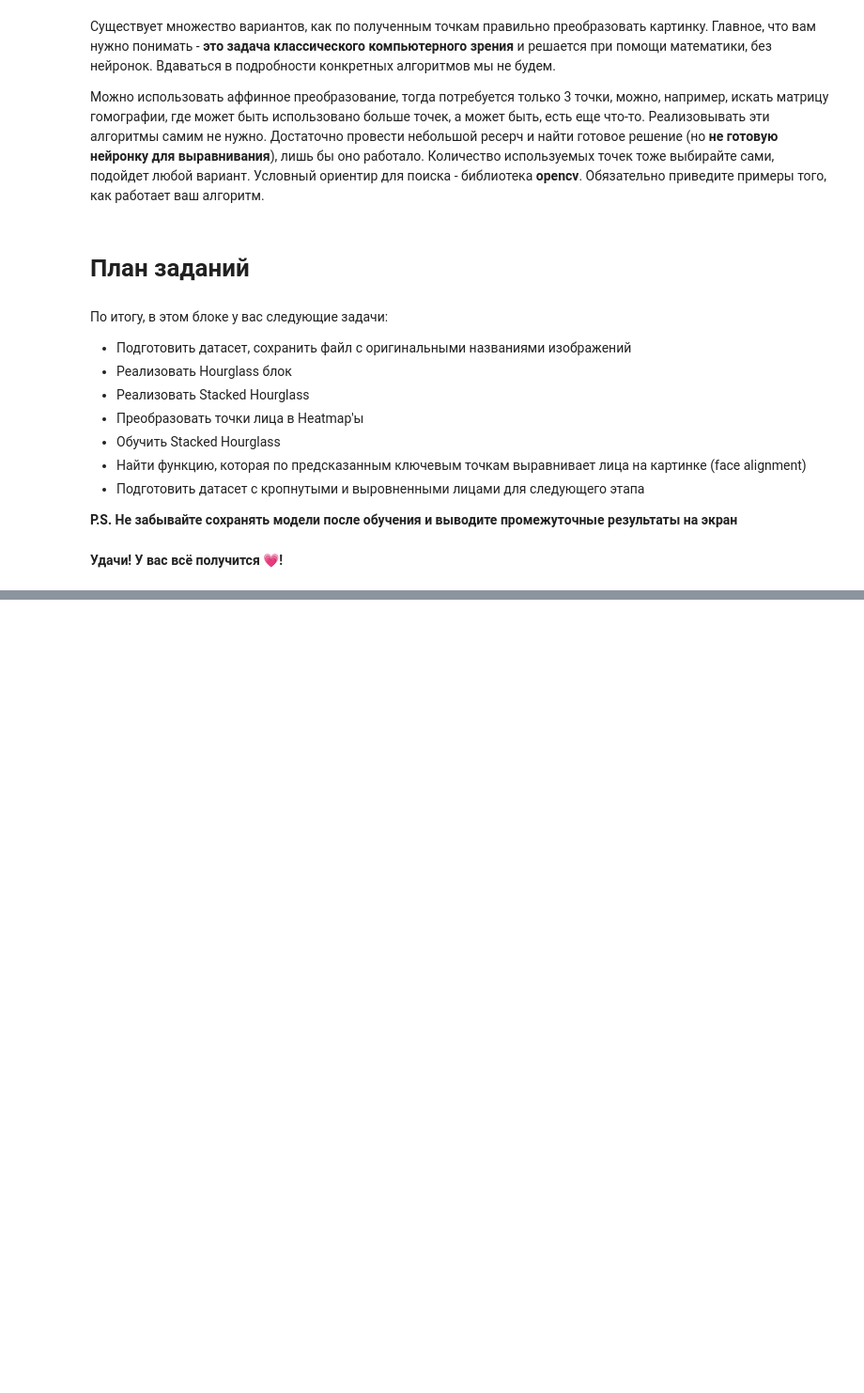
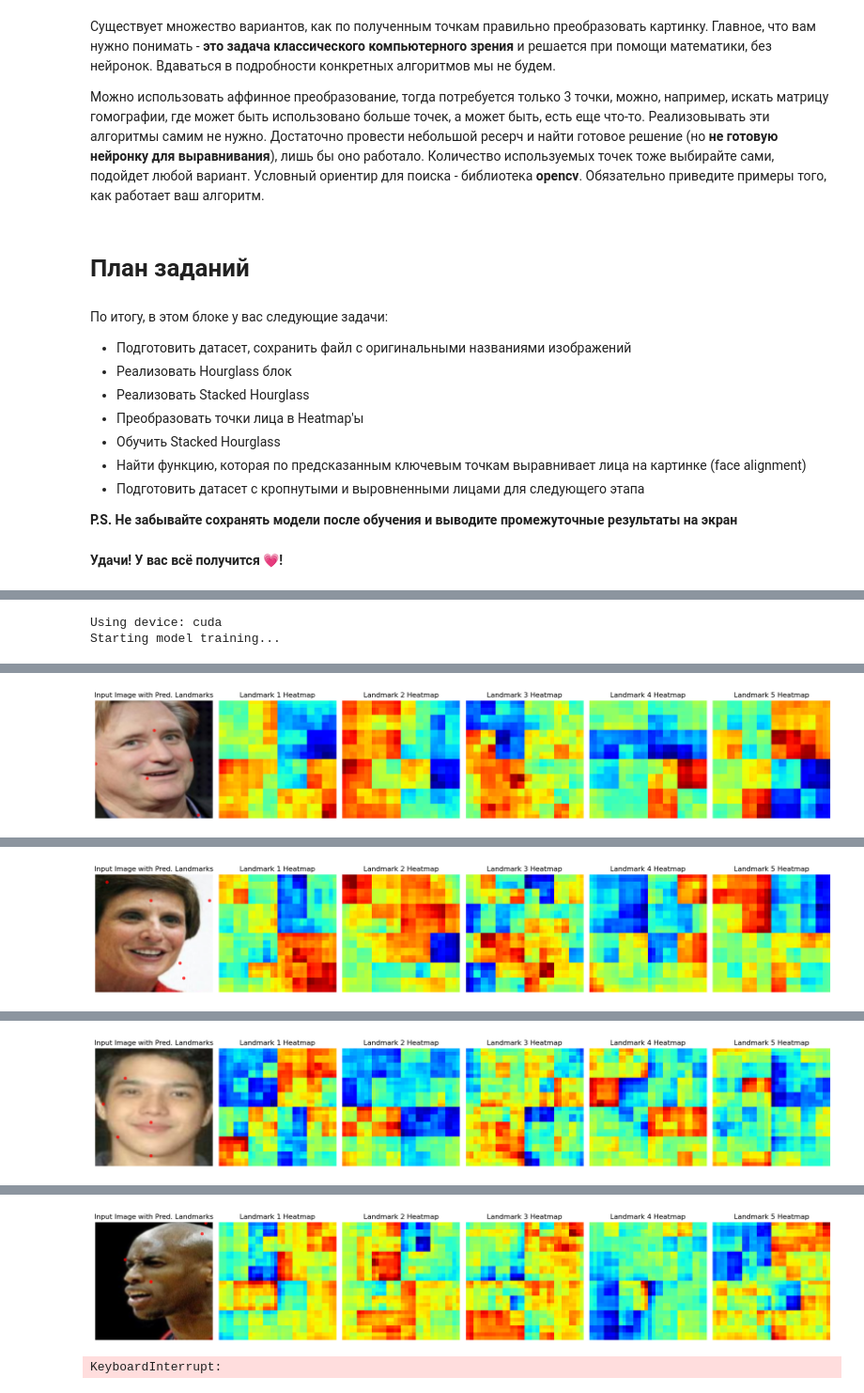
Before and after one commit to Teivak/FaceRecognitionProject, a Jupyter notebook: 1_HW_FaceAlignment.ipynb, the cells around one changed output, grey strips where cells are left out. Shown at 94% size. Drawn from its saved outputs; the diff is of its cells as text; code cells hidden in the pictures; blank space fills up the shorter version.

```diff
--- a/1_HW_FaceAlignment.ipynb
+++ b/1_HW_FaceAlignment.ipynb
@@ -387,7 +379,7 @@ def landmarks_to_heatmaps(image_shape, landmarks, sigma=2):
     heatmaps = []
 
     for (x, y) in landmarks:
-        hm = create_heatmap(image_shape, sigma=sigma)
+        hm = create_heatmap(image_shape, landmark=(x,y), sigma=sigma)
         heatmaps.append(hm)
 
     return np.array(heatmaps)
@@ -453,5 +407,0 @@ Merge the `landmarks_df` and `selected_images_df` DataFrames on `image_id` and d
-# %%
-merged_landmarks_df = pd.merge(selected_images_df, landmarks_df, on='image_id', how='inner')
-
-print("First few rows of merged_landmarks_df:")
-merged_landmarks_df.head()
@@ -580,0 +493,11 @@ Import necessary libraries, select 5 random image entries, load their cropped ve
+# %%
+class HourglassHead(nn.Module):
+    def __init__(self, in_channels, num_landmarks):
+        super().__init__()
+        # A single convolutional layer to produce a heatmap for each landmark
+        # kernel_size=1 is typical for a 1x1 convolution, acting as a channel mixer/selector
+        self.conv = nn.Conv2d(in_channels, num_landmarks, kernel_size=1)
+
+    def forward(self, x):
+        # Pass the input through the convolutional layer to get the heatmaps
+        return self.conv(x)
@@ -580,0 +840,28 @@ Import necessary libraries, select 5 random image entries, load their cropped ve
+# %%
+device = "cuda" if torch.cuda.is_available() else "cpu"
+print(f"Using device: {device}") # Added back print statement
+
+# Model parameters
+num_stacks = 5        # Number of Hourglass modules
+depth = 5             # Depth of each Hourglass module (recursive calls)
+in_channels = 256     # Input channels for Hourglass module after preprocessing
+out_channels = 256    # Output channels for Hourglass module
+num_landmarks = 5     # Number of facial landmarks (5 for CelebA)
+
+# Initialize the model
+model = StackedHourglassNetwork(num_stacks, depth, in_channels, out_channels, num_landmarks).to(device)
+
+# Training parameters
+num_epochs = 10
+display_frequency = 1 # Display sample predictions every N epochs
+
+print("Starting model training...")
+
+# Start training and store loss history
+loss_history = train_model(model, dataloader, num_epochs, device, learning_rate=1e-4, display_frequency=display_frequency)
+
+print("Model training finished.")
+print("Loss History:", loss_history)
+# %% [output]
+Using device: cuda
+Starting model training...
@@ -580,0 +870 @@ Import necessary libraries, select 5 random image entries, load their cropped ve
+[figure, added]
@@ -580,0 +873 @@ Import necessary libraries, select 5 random image entries, load their cropped ve
+[figure, added]
@@ -580,0 +876 @@ Import necessary libraries, select 5 random image entries, load their cropped ve
+[figure, added]
@@ -580,0 +879,2 @@ Import necessary libraries, select 5 random image entries, load their cropped ve
+[figure, added]
+KeyboardInterrupt:
```
Also changed, not shown: parts of 33 cells of this notebook.
